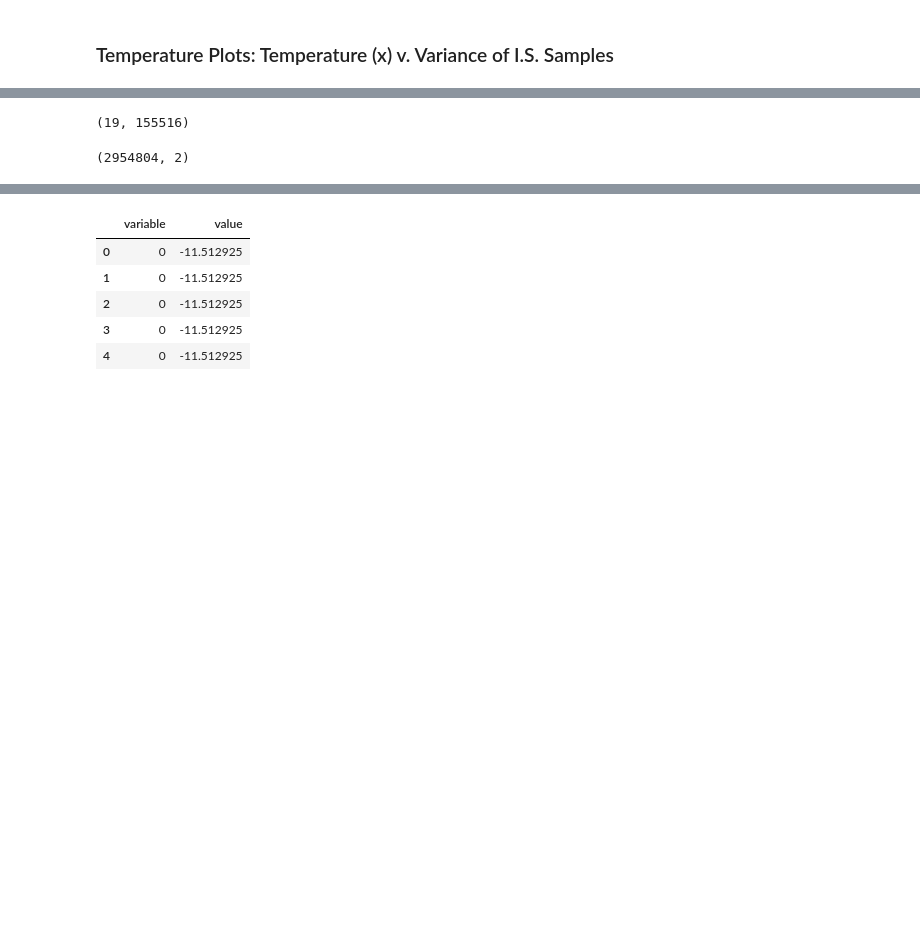
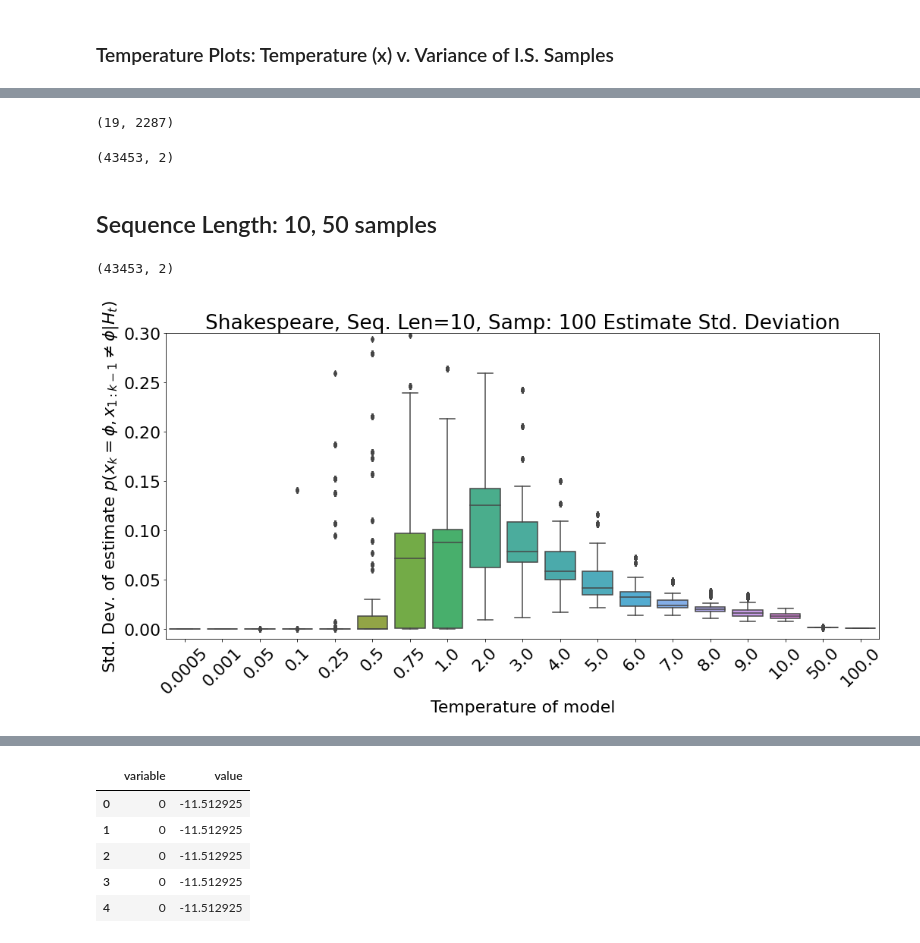
Before and after one commit to vshah99/prob_seq_queries_nnproject, a Jupyter notebook: notebooks/temperature_variance_ablation.ipynb, the cells around one changed output, grey strips where cells are left out. Saved outputs shown, nothing was run; the diff lists cells and outputs as text; code cells hidden in the pictures; blank space fills up the shorter version.

Commit message:
Adding baselines and ablations for temp

```diff
--- a/notebooks/temperature_variance_ablation.ipynb
+++ b/notebooks/temperature_variance_ablation.ipynb
@@ -19,7 +19,7 @@ paths = sorted(glob.glob("../data/importance_sampling/shakespeare/temp_ablation/
 temps = sorted([float(path.split("_")[-2].replace('t','').replace("z",'')) for path in sorted(paths)])
 # %%
 # (samples,vocab)
-data_tensor = torch.stack([read_pkl(pth)['sample_estimates'] for pth in paths],dim = 0).numpy().reshape(len(temps),-1)
-# data_tensor = torch.stack([read_pkl(pth)['sample_estimates'] for pth in paths],dim = 0).numpy()
+data_tensor = torch.stack([torch.gather(read_pkl(pth)['sample_est_std'],0,torch.LongTensor(read_pkl(pth)['excluded_terms']).unsqueeze(-1)).flatten() for pth in paths],dim = 0).numpy()#.reshape(len(temps),-1)
+# data_tensor = torch.stack([read_pkl(pth)['sample_est_std'] for pth in paths],dim = 0).reshape(len(paths),-1).numpy()
 data_tensor.shape
 # %% [output]
@@ -50,13 +50,37 @@ paths
 test_data = data_tensor
 test_data.shape
 # %% [output]
-(19, 155516)
+(19, 2287)
 # %%
 df = pd.DataFrame(test_data.T)
 df.columns = [temps]
 # df.loc[:,1.0].head()
 # reldf = df/(df[1.0] + 1e-5)
-df = pd.melt(pd.DataFrame(test_data.T), value_vars = list(range(19)))
+df = pd.melt(pd.DataFrame(test_data.T), value_vars = list(range(len(paths))))
 df.shape
 # %% [output]
-(2954804, 2)
+(43453, 2)
+# %% [markdown]
+## Sequence Length: 10, 50 samples
+# %%
+df.value += 1e-5
+df['value'] = np.log(df.value)
+# df['value'] = np.log(df.value + 1e-2)
+df.head()
+df.shape
+# %% [output]
+(43453, 2)
+# %%
+import matplotlib
+matplotlib.rcParams.update({'font.size': 22})
+fig,ax = plt.subplots(figsize=(15,8))
+sns.boxplot(x=df.variable, y=df.value,whis = 1.5)
+ax.set_xticklabels(temps)
+plt.xlabel("Temperature of model")
+plt.ylabel(r"Std. Dev. of estimate $p(x_k = \phi, x_{1:k-1} \neq \phi|H_t)$")
+plt.title("Shakespeare, Seq. Len=10, Samp: 100 Estimate Std. Deviation")
+plt.xticks(rotation=45)
+plt.ylim(-0.01,0.3)
+plt.tight_layout()
+# %% [output]
+[figure, added]
```
Also changed, not shown: parts of 14 cells of this notebook, 18 other files.
